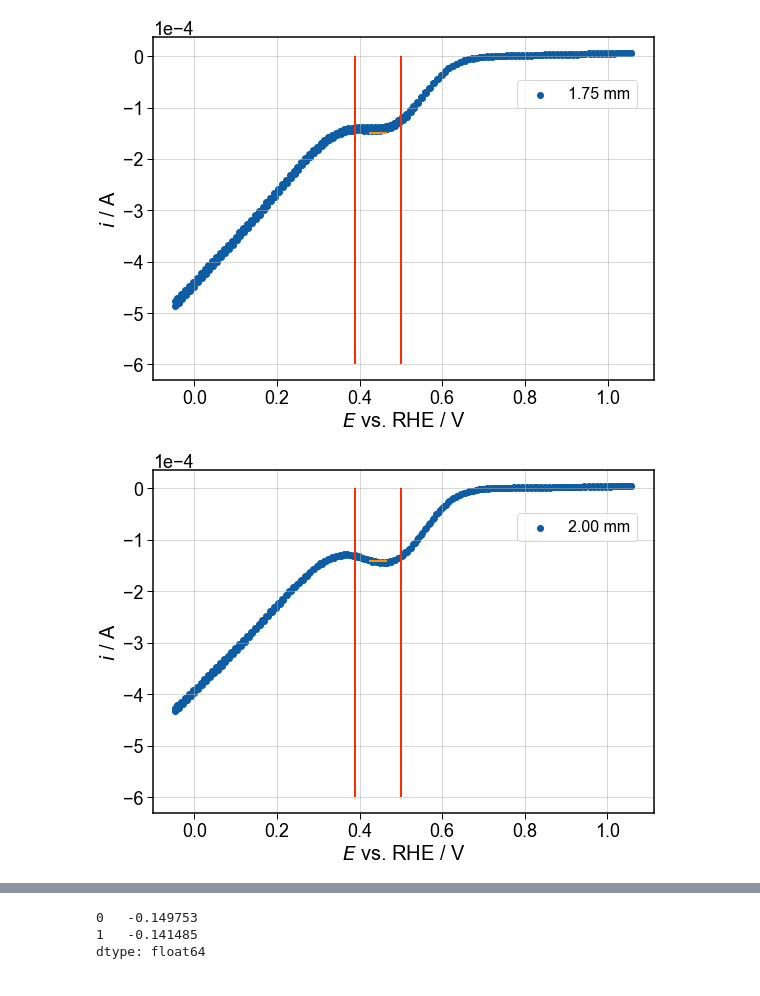
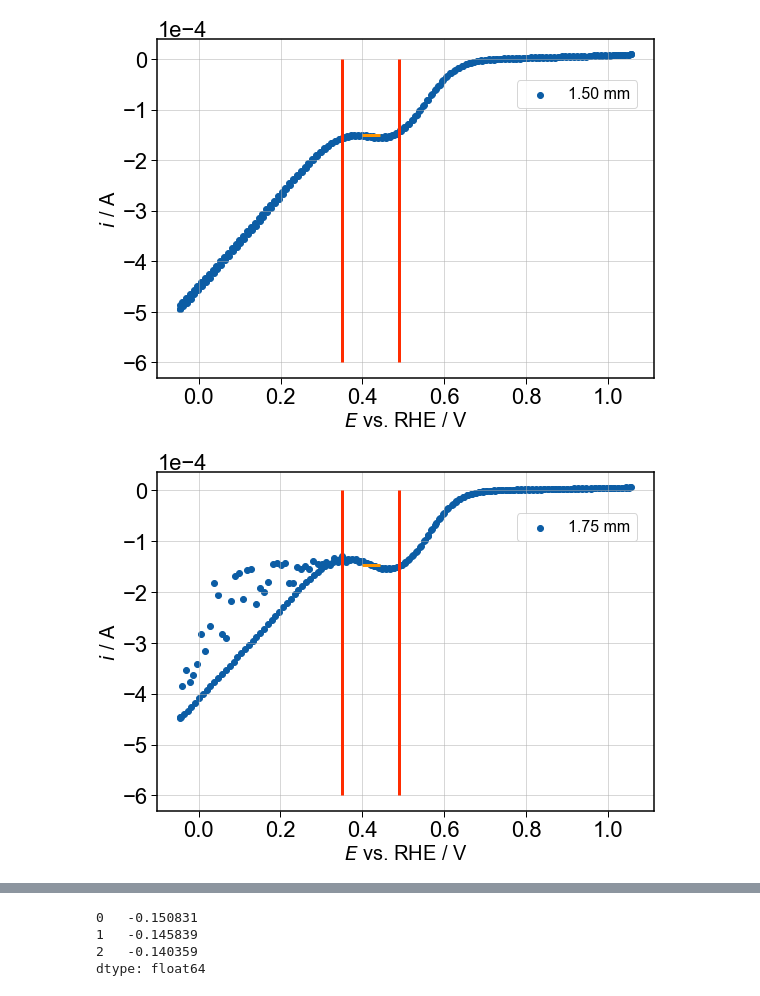
Before and after one commit to JGageWright/DataHandlers, a Jupyter notebook: notebooks/JaramilloGroup/Protruding-GC_JGW2-12.ipynb, the cells around one changed output, grey strips where cells are left out. Drawn from its saved outputs; the diff is of its cells as text; code cells hidden in the pictures.

```diff
--- a/notebooks/JaramilloGroup/Protruding-GC_JGW2-12.ipynb
+++ b/notebooks/JaramilloGroup/Protruding-GC_JGW2-12.ipynb
@@ -35,6 +41,7 @@ file_list
  '1200rpm-2mm_JGW2-12-09_04_CVA_C02.mpt']
 # %%
 series_height_names = ['1200rpm-1.5mm_JGW2-12-08_04_CVA_C02.mpt',
+                       '1200rpm-1.75mm_JGW2-12-10_04_CVA_C02.mpt',
                        '1200rpm-2mm_JGW2-12-09_04_CVA_C02.mpt']
 
 series_height = []
@@ -56,42 +63,42 @@ for i in range(len(series_height)):
 
     series_height[i]['forward'] = scan_direction_bools
 
-labels = ['1.50 mm', '2.00 mm', '2.75 mm']
-selected_cycle = 1
+labels = ['1.50 mm', '1.75 mm', '2.00 mm']
+selected_cycle = 2
 ilc_est = []
 
 for i in range(len(series_height)):
     fig, ax = plt.subplots()
 
     # Convert to RHE, current in Amps
     series_height[i]['E vs RHE'] = series_height[i]['Ewe/V'] + 0.958
     series_height[i]['<I>/A'] = series_height[i]['<I>/mA'] / 1000
 
     # Filter for cycle number
     x = series_height[i].loc[series_height[i]['cycle number'] == selected_cycle]['E vs RHE']
     y = series_height[i].loc[series_height[i]['cycle number'] == selected_cycle]['<I>/A']
 
     ax.scatter(x, y, label = labels[i], c='C00')
 
     # Check the middle region
-    left_bound = .39
-    right_bound = .50
+    left_bound = .35
+    right_bound = .49
     plt.vlines([left_bound, right_bound], -6.0e-4, 0, colors='C01')
     ilc_est.append(series_height[i].loc[series_height[i]['E vs RHE'].between(left_bound, right_bound)]['<I>/A'].mean())
     plt.scatter((left_bound+right_bound)/2, ilc_est[i], c='C03', marker='_', s=300)
 
 
 
     # ax.tick_params(axis='both', which='both', direction='in', right=True, top=True)
     ax.set_xlabel('$E$ vs. RHE / V')
     ax.set_ylabel('$i$ / A')
     ax.ticklabel_format(style='sci', axis='y', scilimits=(0,0))
     fig.legend(loc=(0.75, 0.78))
     fig.tight_layout()
     plt.show()
 
 quick = pd.Series(ilc_est) * 1000
 quick
 # %% [output]
-[figure, old version]
+[figure, new version]
-[figure, old version]
+[figure, new version]
@@ -98,3 +106,4 @@ quick
-0   -0.149753
-1   -0.141485
+0   -0.150831
+1   -0.145839
+2   -0.140359
 dtype: float64
```
Also changed, not shown: parts of 5 cells of this notebook.
